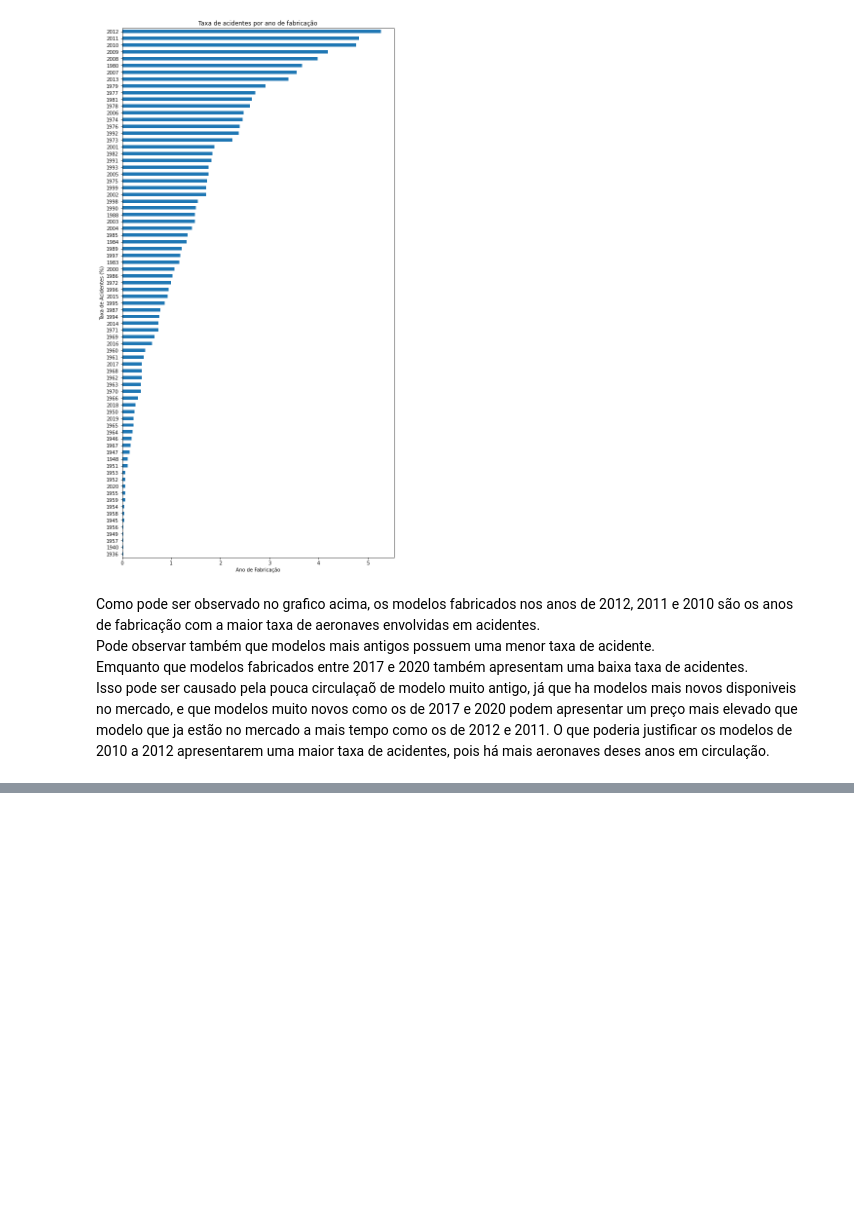
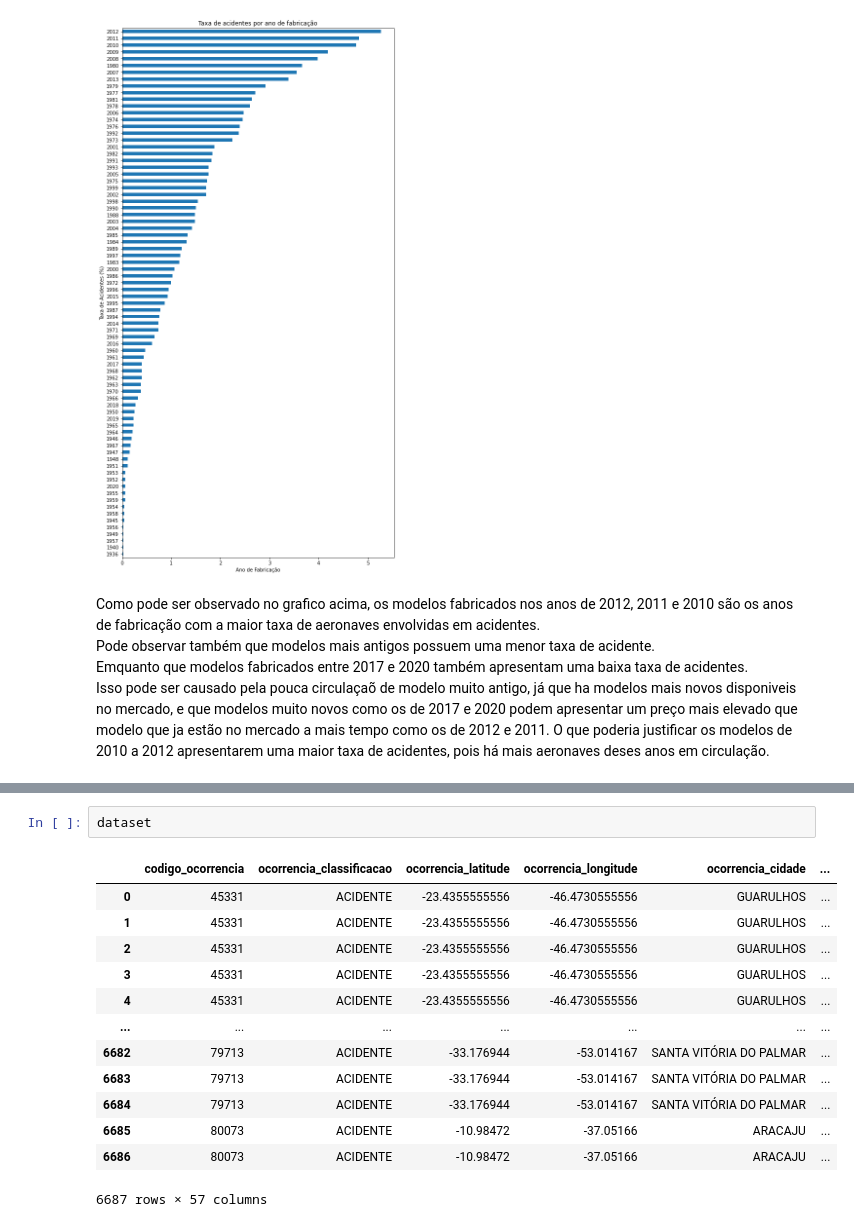
Before and after one commit to MarcosVeniciu/Trabalho-Pratico-Introducao-a-Ciencia-dos-Dados, a Jupyter notebook: cenipa.ipynb, the cells around one changed output, grey strips where cells are left out. Drawn from its saved outputs; the diff is of its cells as text; blank space fills up the shorter version.

```diff
--- a/cenipa.ipynb
+++ b/cenipa.ipynb
@@ -831,0 +890,16 @@ Isso pode ser causado pela pouca circulaçaõ de modelo muito antigo, já que ha
+# %%
+dataset
+# %% [output]
+|  | codigo_ocorrencia | ocorrencia_classificacao | ocorrencia_latitude | ocorrencia_longitude | ocorrencia_cidade | ... |
+| 0 | 45331 | ACIDENTE | -23.4355555556 | -46.4730555556 | GUARULHOS | ... |
+| 1 | 45331 | ACIDENTE | -23.4355555556 | -46.4730555556 | GUARULHOS | ... |
+| 2 | 45331 | ACIDENTE | -23.4355555556 | -46.4730555556 | GUARULHOS | ... |
+| 3 | 45331 | ACIDENTE | -23.4355555556 | -46.4730555556 | GUARULHOS | ... |
+| 4 | 45331 | ACIDENTE | -23.4355555556 | -46.4730555556 | GUARULHOS | ... |
+| ... | ... | ... | ... | ... | ... | ... |
+| 6682 | 79713 | ACIDENTE | -33.176944 | -53.014167 | SANTA VITÓRIA DO PALMAR | ... |
+| 6683 | 79713 | ACIDENTE | -33.176944 | -53.014167 | SANTA VITÓRIA DO PALMAR | ... |
+| 6684 | 79713 | ACIDENTE | -33.176944 | -53.014167 | SANTA VITÓRIA DO PALMAR | ... |
+| 6685 | 80073 | ACIDENTE | -10.98472 | -37.05166 | ARACAJU | ... |
+| 6686 | 80073 | ACIDENTE | -10.98472 | -37.05166 | ARACAJU | ... |
+6687 rows × 57 columns
```
Also changed, not shown: parts of 31 cells of this notebook.
